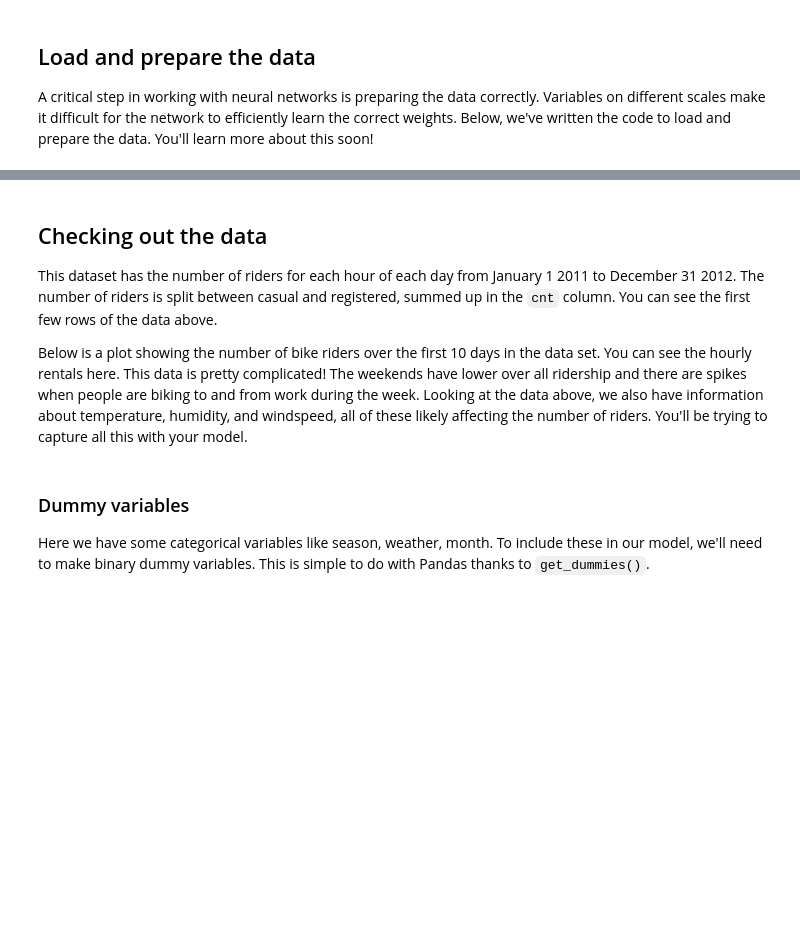
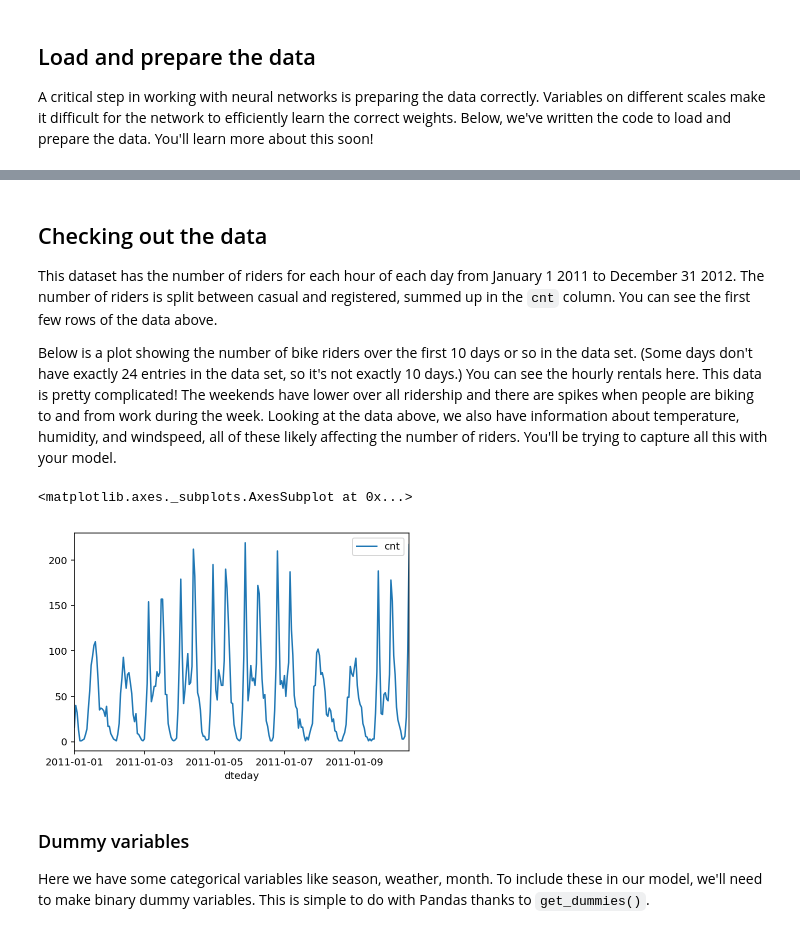
Before and after one commit to Q4living/nanoFoundation, a Jupyter notebook: dlnd-your-first-neural-network.ipynb, the cells around one changed output, grey strips where cells are left out. Saved outputs shown, nothing was run; the diff lists cells and outputs as text; code cells hidden in the pictures; blank space fills up the shorter version.

```diff
--- a/dlnd-your-first-neural-network.ipynb
+++ b/dlnd-your-first-neural-network.ipynb
@@ -24,9 +31,12 @@ rides.head()
 
 This dataset has the number of riders for each hour of each day from January 1 2011 to December 31 2012. The number of riders is split between casual and registered, summed up in the `cnt` column. You can see the first few rows of the data above.
 
-Below is a plot showing the number of bike riders over the first 10 days in the data set. You can see the hourly rentals here. This data is pretty complicated! The weekends have lower over all ridership and there are spikes when people are biking to and from work during the week. Looking at the data above, we also have information about temperature, humidity, and windspeed, all of these likely affecting the number of riders. You'll be trying to capture all this with your model.
+Below is a plot showing the number of bike riders over the first 10 days or so in the data set. (Some days don't have exactly 24 entries in the data set, so it's not exactly 10 days.) You can see the hourly rentals here. This data is pretty complicated! The weekends have lower over all ridership and there are spikes when people are biking to and from work during the week. Looking at the data above, we also have information about temperature, humidity, and windspeed, all of these likely affecting the number of riders. You'll be trying to capture all this with your model.
 # %%
-rides[:24*300].plot(x='dteday', y='cnt')
+rides[:24*10].plot(x='dteday', y='cnt')
+# %% [output]
+<matplotlib.axes._subplots.AxesSubplot at 0x...>
+[figure, added]
 # %% [markdown]
 ### Dummy variables
 Here we have some categorical variables like season, weather, month. To include these in our model, we'll need to make binary dummy variables. This is simple to do with Pandas thanks to `get_dummies()`.
```
Also changed, not shown: parts of 11 cells of this notebook, 1 other file.
